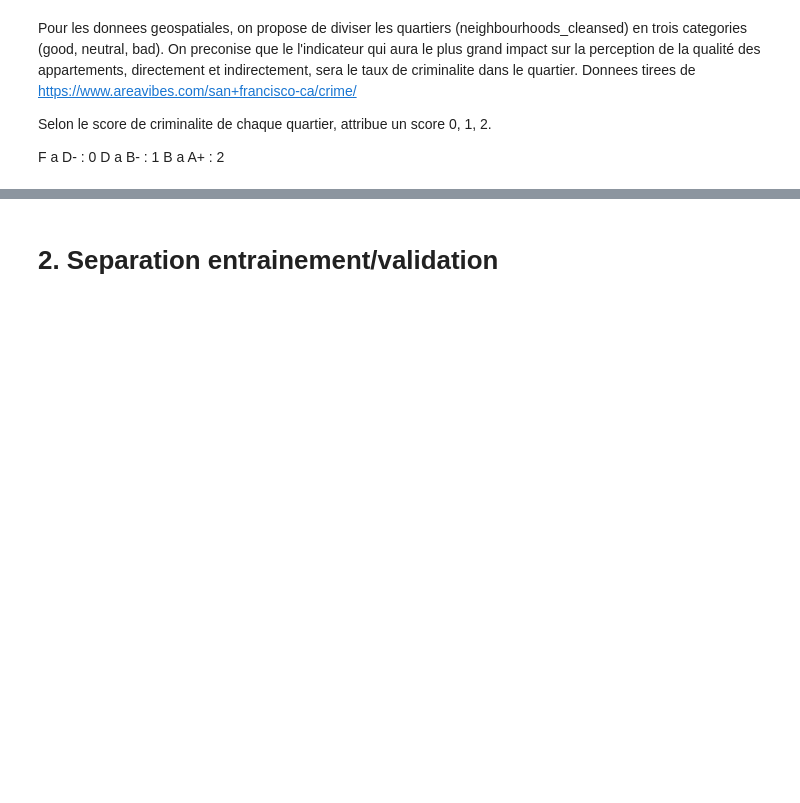
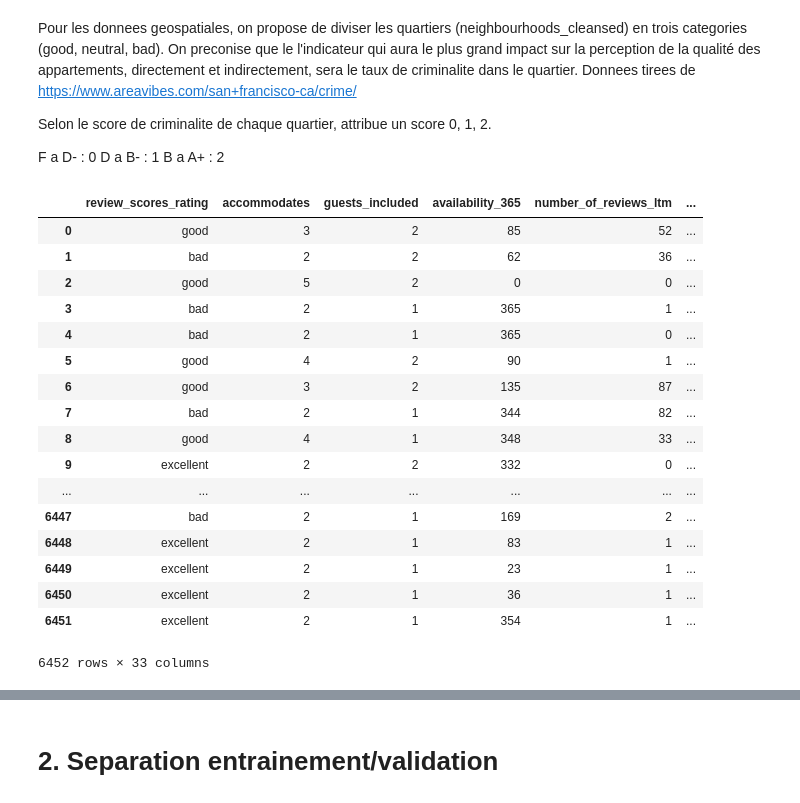
Before and after one commit to glauda/IND6212, a Jupyter notebook: notebooks/Models.ipynb, the cells around one changed output, grey strips where cells are left out. Cells and saved outputs as stored; diff of their text form; code cells hidden in the pictures; blank space fills up the shorter version.

```diff
--- a/notebooks/Models.ipynb
+++ b/notebooks/Models.ipynb
@@ -67,6 +67,27 @@ Selon le score de criminalite de chaque quartier, attribue un score 0, 1, 2.
 F a D- : 0
 D a B- : 1
 B a A+ : 2
+# %%
+data
+# %% [output]
+|  | review_scores_rating | accommodates | guests_included | availability_365 | number_of_reviews_ltm | ... |
+| 0 | good | 3 | 2 | 85 | 52 | ... |
+| 1 | bad | 2 | 2 | 62 | 36 | ... |
+| 2 | good | 5 | 2 | 0 | 0 | ... |
+| 3 | bad | 2 | 1 | 365 | 1 | ... |
+| 4 | bad | 2 | 1 | 365 | 0 | ... |
+| 5 | good | 4 | 2 | 90 | 1 | ... |
+| 6 | good | 3 | 2 | 135 | 87 | ... |
+| 7 | bad | 2 | 1 | 344 | 82 | ... |
+| 8 | good | 4 | 1 | 348 | 33 | ... |
+| 9 | excellent | 2 | 2 | 332 | 0 | ... |
+| ... | ... | ... | ... | ... | ... | ... |
+| 6447 | bad | 2 | 1 | 169 | 2 | ... |
+| 6448 | excellent | 2 | 1 | 83 | 1 | ... |
+| 6449 | excellent | 2 | 1 | 23 | 1 | ... |
+| 6450 | excellent | 2 | 1 | 36 | 1 | ... |
+| 6451 | excellent | 2 | 1 | 354 | 1 | ... |
+6452 rows × 33 columns
 # %%
 # Visualisation des donnees sur une carte :
 
```
Also changed, not shown: parts of 8 cells of this notebook, 4 other files.
